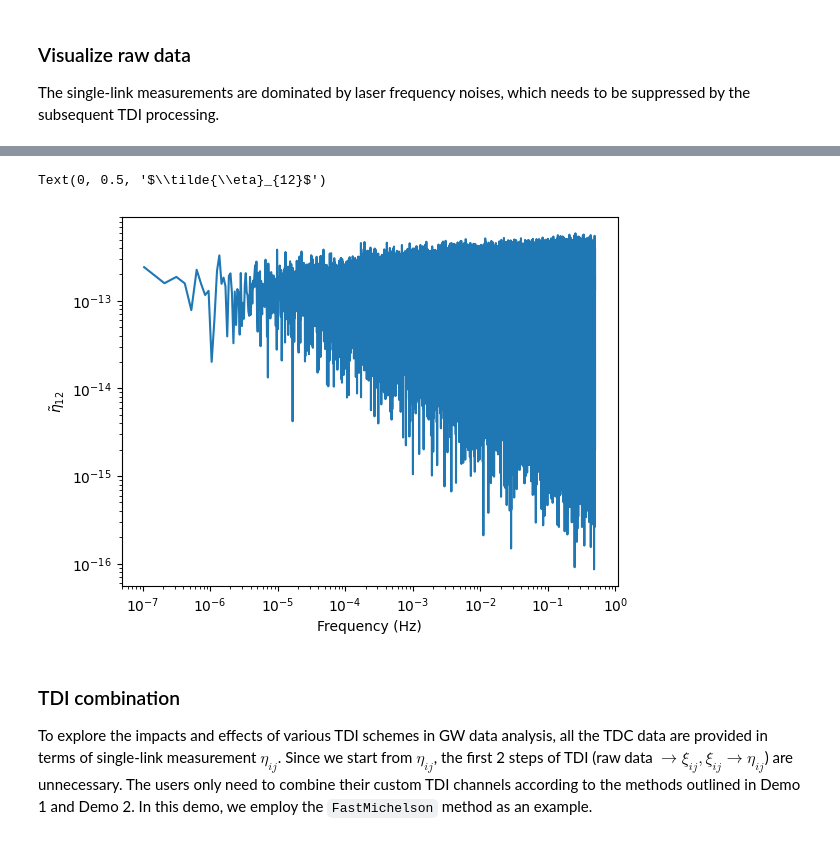
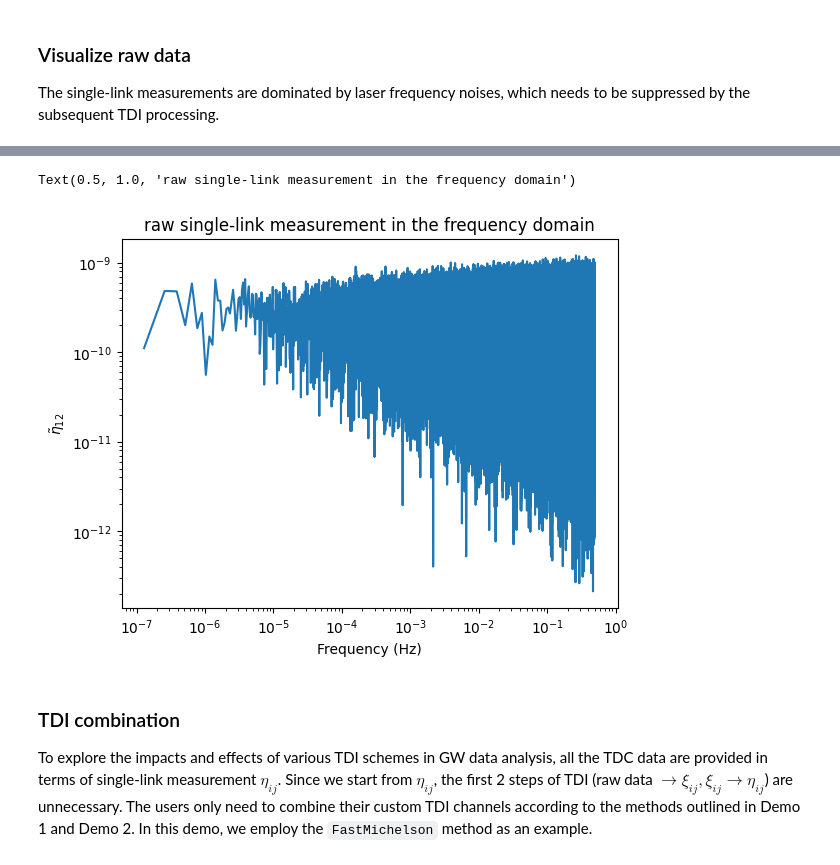
Before and after one commit to TriangleDataCenter/Triangle-Simulator, a Jupyter notebook: Tutorials/5_Demo_TDC_Data_Preprocessing.ipynb, the cells around one changed output, grey strips where cells are left out. Cells and saved outputs as stored; diff of their text form; code cells hidden in the pictures.

```diff
--- a/Tutorials/5_Demo_TDC_Data_Preprocessing.ipynb
+++ b/Tutorials/5_Demo_TDC_Data_Preprocessing.ipynb
@@ -29,8 +31,7 @@ All the TDC data can be loaded as dictionaries, each containing 3 items:
 The default unit of data is fractional frequency difference (dimensionless).
 # %%
 # h5filename should be the path of TDC data
-# h5filename = "/Volumes/RubbishBin/TDC2_GWData/5_h5datasets/singlesource_dataset_mbhb_30dayfrom40day.h5"
-h5filename = "/Volumes/RubbishBin/TDC2_GWData/5_h5datasets/globalfit_dataset_mbhb_gb_sgwb.h5"
+h5filename = "/media/ps/One Touch/TDCII_Data/2_SingleSource_Dataset/data/MBHB_EHM.h5"
 with h5py.File(h5filename, "r") as h5file:
     data_dict = read_dict_from_h5(h5file["/"])
 data_dict
@@ -65,12 +64,13 @@ Text(0, 0.5, '$\\eta_{12}$')
 # %%
 fsample = 1.0 / (data_dict["time"][1] - data_dict["time"][0])
-ff, xf = PSD_window(data_dict["eta"]["12"], fsample=fsample, nbin=1, window_type="tukey", window_args_dict=dict(alpha=0.1))
-plt.loglog(ff, np.sqrt(xf))
+ff, xf = FFT_window(data_dict["eta"]["12"], fsample=fsample, window_type="tukey", window_args_dict=dict(alpha=0.1))
+plt.loglog(ff, np.abs(xf))
 plt.xlabel("Frequency (Hz)")
 plt.ylabel(r"$\tilde{\eta}_{12}$")
+plt.title("raw single-link measurement in the frequency domain")
 # %% [output]
-Text(0, 0.5, '$\\tilde{\\eta}_{12}$')
+Text(0.5, 1.0, 'raw single-link measurement in the frequency domain')
-[figure, old version]
+[figure, new version]
 # %% [markdown]
 ### TDI combination
 To explore the impacts and effects of various TDI schemes in GW data analysis, all the TDC data are provided in terms of single-link measurement $\eta_{ij}$.
```
Also changed, not shown: parts of 12 cells of this notebook.
